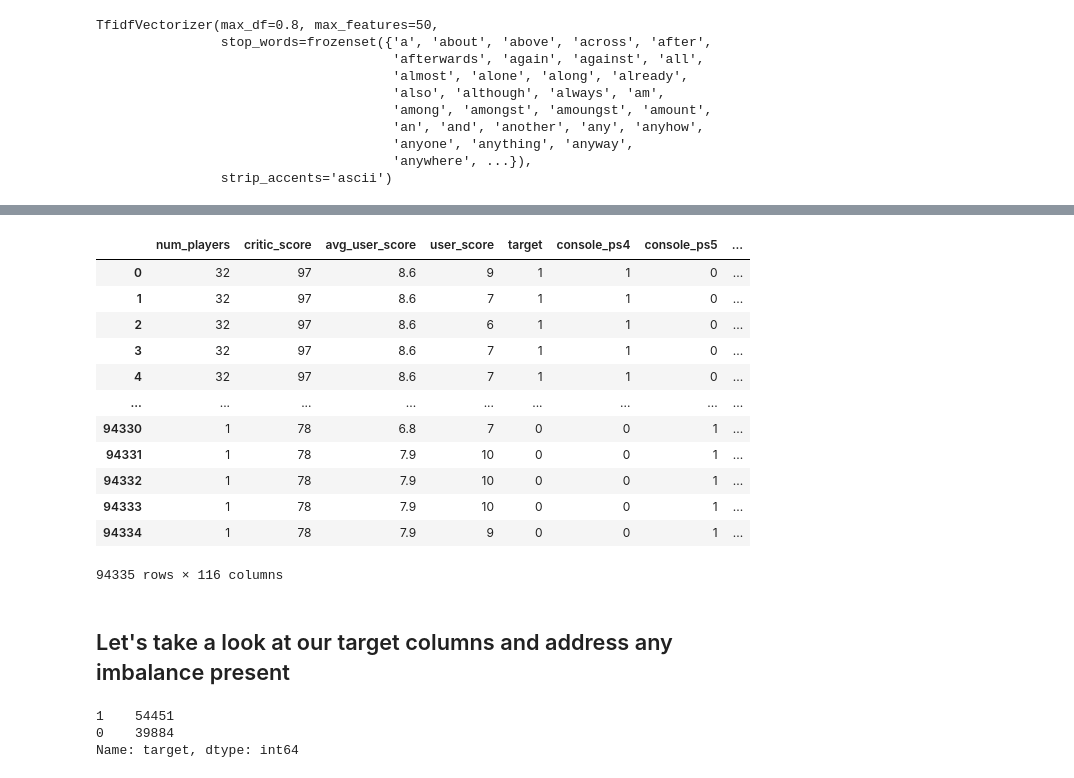
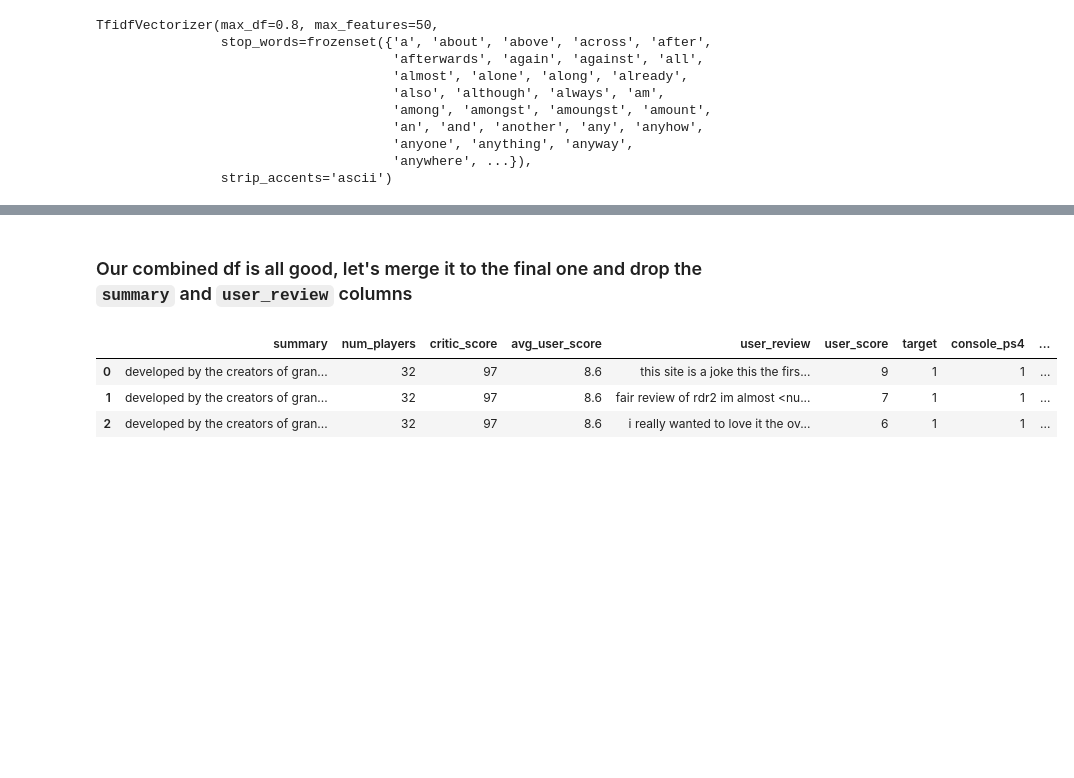
Before and after one commit to Ftrejo23/Capstone_Project_WIP, a Jupyter notebook: code/04_Preprocessing.ipynb, the cells around one changed output, grey strips where cells are left out. Saved outputs shown, nothing was run; the diff lists cells and outputs as text; code cells hidden in the pictures; blank space fills up the shorter version.

```diff
--- a/code/04_Preprocessing.ipynb
+++ b/code/04_Preprocessing.ipynb
@@ -449,26 +441,13 @@ combined_df
+# %% [markdown]
+### Our combined df is all good, let's merge it to the final one and drop the `summary` and `user_review` columns
+# %%
+# save df for further NLP like stem/lemmatizing
+final_reviews_df.to_csv('../data/df_for_further_nlp.csv', index=False)
+final_reviews_df.head(3)
+# %% [output]
+|  | summary | num_players | critic_score | avg_user_score | user_review | user_score | target | console_ps4 | ... |
+| 0 | developed by the creators of gran... | 32 | 97 | 8.6 | this site is a joke this the firs... | 9 | 1 | 1 | ... |
+| 1 | developed by the creators of gran... | 32 | 97 | 8.6 | fair review of rdr2 im almost <nu... | 7 | 1 | 1 | ... |
+| 2 | developed by the creators of gran... | 32 | 97 | 8.6 | i really wanted to love it the ov... | 6 | 1 | 1 | ... |
 # %%
  final_reviews_df = final_reviews_df.drop(columns=['summary', 'user_review']).join(combined_df)
-# %%
-final_reviews_df
-# %% [output]
-|  | num_players | critic_score | avg_user_score | user_score | target | console_ps4 | console_ps5 | ... |
-| 0 | 32 | 97 | 8.6 | 9 | 1 | 1 | 0 | ... |
-| 1 | 32 | 97 | 8.6 | 7 | 1 | 1 | 0 | ... |
-| 2 | 32 | 97 | 8.6 | 6 | 1 | 1 | 0 | ... |
-| 3 | 32 | 97 | 8.6 | 7 | 1 | 1 | 0 | ... |
-| 4 | 32 | 97 | 8.6 | 7 | 1 | 1 | 0 | ... |
-| ... | ... | ... | ... | ... | ... | ... | ... | ... |
-| 94330 | 1 | 78 | 6.8 | 7 | 0 | 0 | 1 | ... |
-| 94331 | 1 | 78 | 7.9 | 10 | 0 | 0 | 1 | ... |
-| 94332 | 1 | 78 | 7.9 | 10 | 0 | 0 | 1 | ... |
-| 94333 | 1 | 78 | 7.9 | 10 | 0 | 0 | 1 | ... |
-| 94334 | 1 | 78 | 7.9 | 9 | 0 | 0 | 1 | ... |
-94335 rows × 116 columns
-# %% [markdown]
-## Let's take a look at our target columns and address any imbalance present
-# %%
-final_reviews_df.target.value_counts()
-# %% [output]
-1    54451
-0    39884
-Name: target, dtype: int64
```
Also changed, not shown: parts of 69 cells of this notebook, 1 other file.
